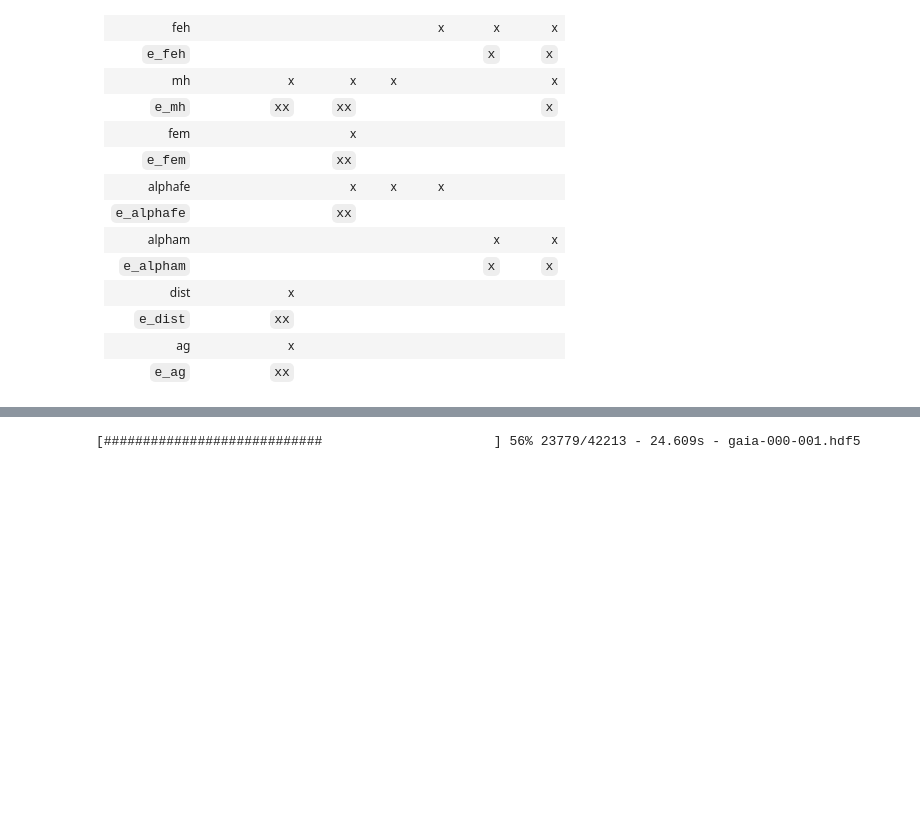
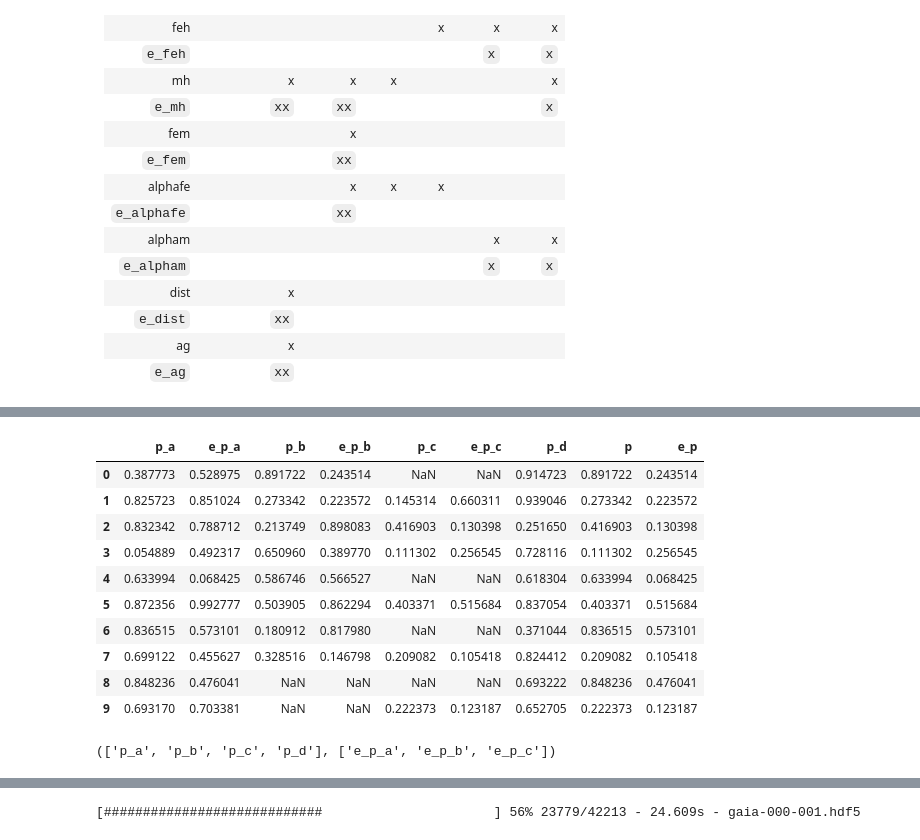
Before and after one commit to Alisyaifudin/Thesis-Project, a Jupyter notebook: 2_Cleaning/2.2. Best Parameters.ipynb, the cells around one changed output, grey strips where cells are left out. Saved outputs shown, nothing was run; the diff lists cells and outputs as text; code cells hidden in the pictures; blank space fills up the shorter version.

Commit message:
best pars selection (1)

```diff
--- a/2_Cleaning/2.2. Best Parameters.ipynb
+++ b/2_Cleaning/2.2. Best Parameters.ipynb
@@ -116,0 +190,72 @@ Let's examine the details of the catalogs we are using.
+# %%
+def best_pars(row, catalogs, pars, epars):
+    cols_p = [f"p_{catalog}" for catalog in catalogs[pars]]
+    cols_e = [f"e_p_{catalog}" for catalog in catalogs[epars]]
+    row_p = row[cols_p]
+    row_e = row[cols_e]
+    Np = row_p.count()
+    Ne = row_e.count()
+    best_p = np.nan
+    best_e = np.nan
+    if Np == 1:
+        best_p = row_p.dropna().values[0]
+        best_e = row_e.dropna().values[0]
+    elif Np > 1:
+        if Np != Ne:
+            cols = [f"p_{catalog}" for catalog in catalogs[epars]]
+            cols_e = [f"e_p_{catalog}" for catalog in catalogs[epars]]
+            row_p = row[cols]
+            row_e = row[cols_e]
+            Np = row_p.count()
+        if Np == 1:
+            best_p = row_p.dropna().values[0]
+            best_e = row_e.dropna().values[0]
+        elif Np == 2:
+            minarg = np.argmin(row_e.dropna().values)
+            best_p = row_p.dropna().values[minarg]
+            best_e = row_e.dropna().values[minarg]
+        elif Np > 2:
+            avg_p = np.average(row_p.dropna().values, weights=1/row_e.dropna().values**2)
+            mask = np.abs(row_p - avg_p) < 2*np.std(row_p)
+            row_p = row_p[mask.values]
+            row_e = row_e[mask.values]
+            Np = row_p.count()
+            if Np == 1:
+                best_p = row_p.dropna().values[0]
+                best_e = row_e.dropna().values[0]
+            else:
+                minarg = np.argmin(row_e.dropna().values)
+                best_p = row_p.dropna().values[minarg]
+                best_e = row_e.dropna().values[minarg]
+    row["p"] = best_p
+    row["e_p"] = best_e
+    return row
+
+catalogs = np.array(["a", "b", "c", "d"])
+pars = np.array([True, True, True, True])
+epars = np.array([True, True, True, False])
+
+df[:10].apply(best_pars, axis=1, args=(catalogs, pars, epars))
+# %% [output]
+|  | p_a | e_p_a | p_b | e_p_b | p_c | e_p_c | p_d | p | e_p |
+| 0 | 0.387773 | 0.528975 | 0.891722 | 0.243514 | NaN | NaN | 0.914723 | 0.891722 | 0.243514 |
+| 1 | 0.825723 | 0.851024 | 0.273342 | 0.223572 | 0.145314 | 0.660311 | 0.939046 | 0.273342 | 0.223572 |
+| 2 | 0.832342 | 0.788712 | 0.213749 | 0.898083 | 0.416903 | 0.130398 | 0.251650 | 0.416903 | 0.130398 |
+| 3 | 0.054889 | 0.492317 | 0.650960 | 0.389770 | 0.111302 | 0.256545 | 0.728116 | 0.111302 | 0.256545 |
+| 4 | 0.633994 | 0.068425 | 0.586746 | 0.566527 | NaN | NaN | 0.618304 | 0.633994 | 0.068425 |
+| 5 | 0.872356 | 0.992777 | 0.503905 | 0.862294 | 0.403371 | 0.515684 | 0.837054 | 0.403371 | 0.515684 |
+| 6 | 0.836515 | 0.573101 | 0.180912 | 0.817980 | NaN | NaN | 0.371044 | 0.836515 | 0.573101 |
+| 7 | 0.699122 | 0.455627 | 0.328516 | 0.146798 | 0.209082 | 0.105418 | 0.824412 | 0.209082 | 0.105418 |
+| 8 | 0.848236 | 0.476041 | NaN | NaN | NaN | NaN | 0.693222 | 0.848236 | 0.476041 |
+| 9 | 0.693170 | 0.703381 | NaN | NaN | 0.222373 | 0.123187 | 0.652705 | 0.222373 | 0.123187 |
+# %%
+catalogs = np.array(["a", "b", "c", "d"])
+pars = np.array([True, True, True, True])
+epars = np.array([True, True, True, False])
+
+cols_p = [f"p_{catalog}" for catalog in catalogs[pars]]
+cols_e = [f"e_p_{catalog}" for catalog in catalogs[epars]]
+
+cols_p, cols_e
+# %% [output]
+(['p_a', 'p_b', 'p_c', 'p_d'], ['e_p_a', 'e_p_b', 'e_p_c'])
```
Also changed, not shown: parts of 6 cells of this notebook.
